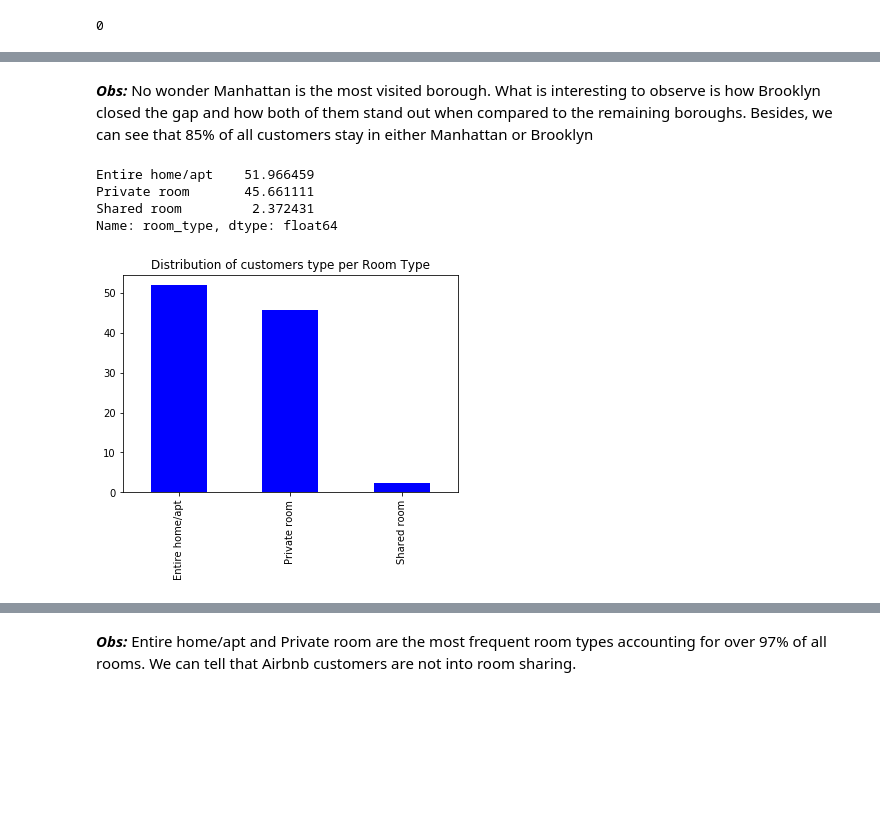
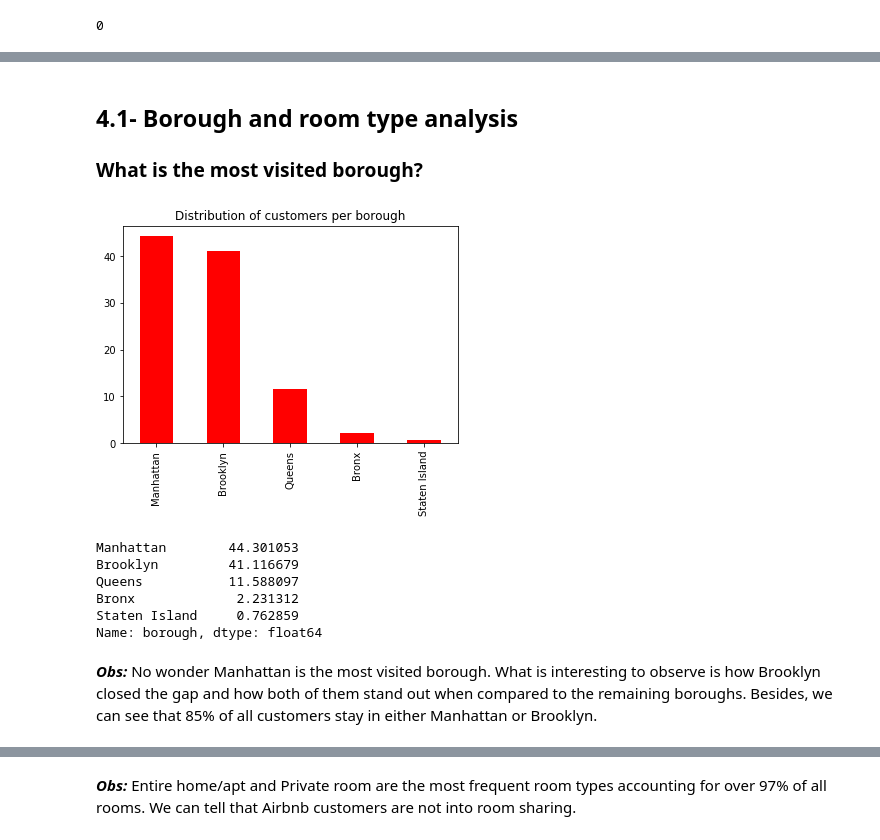
Before and after one commit to Ptoscanode/Airbnb-Project, a Jupyter notebook: Airbnb Project.ipynb, the cells around one changed output, grey strips where cells are left out. Saved outputs shown, nothing was run; the diff lists cells and outputs as text; code cells hidden in the pictures; blank space fills up the shorter version.

```diff
--- a/Airbnb Project.ipynb
+++ b/Airbnb Project.ipynb
@@ -191,8 +223,7 @@ Index(['id', 'name', 'host_id', 'host_name', 'borough', 'neighbourhood',
 # %%
 ### Renaming values
 df['room_type'].unique()
-df['room_type'] = df['room_type'].replace({'Private room':'Private',
-                                           'Shared room': 'Shared'})
+df['room_type'] = df['room_type'].replace({'Private room':'Private', 'Shared room': 'Shared'})
 # %%
 ### Checking renamed values
 df['room_type'].unique()
@@ -225,6 +241,0 @@ Name: borough, dtype: float64
-# %%
-### Plotting the results
-data = (air_bnb['borough'].value_counts()/air_bnb.shape[0])*100
-data.plot(kind='bar',color='red')
-plt.title('Distribution of customers per Borough')
-plt.show()
@@ -233,19 +261,49 @@ plt.show()
+# %% [markdown]
+## 4.1- Borough and room type analysis
+
+### What is the most visited borough?
+# %%
+### Declaring functions
+def percentages(data, col, colour):
+    data2 = (data[col].value_counts()/data.shape[0])*100
+    data2.plot(kind='bar',color=colour)
+    plt.title('Distribution of customers per {}'.format(col))
+    plt.show()
+    print(data2)
+
+
+def percentages2(data, col1, col2):
+    data2 = ((data.groupby([col1, col2])[col2].count()/data.shape[0])*100).sort_values(ascending=False)
+    data2.plot(kind='bar')
+    plt.title('Distribution of customers per {} and {}'.format(col1, col2))
+    plt.show()
+    print(data2)
+
+
+def mean_value(data, col1, col2):
+    data2 = data.groupby(col1)[col2].mean().sort_values(ascending=False)
+    data2.plot(kind='bar')
+    plt.title('Average {} per {}'.format(col2, col1))
+    plt.show()
+    print(data2)
+
+
+def aggregations(data, col1, col2, col3):
+    data2 = data.groupby([col1, col2])[col3].mean().reset_index()
+    sns.barplot(x=col1, y=col3, hue=col2, data=data2)
+    plt.show()
+    print(df.groupby([col1, col2]).agg({col3: ['min', 'max', 'mean']}))
+# %%
+### Calling function
+percentages(df, 'borough', 'red')
+# %% [output]
+[figure, added]
+Manhattan        44.301053
+Brooklyn         41.116679
+Queens           11.588097
+Bronx             2.231312
+Staten Island     0.762859
+Name: borough, dtype: float64
 # %% [markdown]
 ***Obs:***
-No wonder Manhattan is the most visited borough. What is interesting to observe is how Brooklyn closed the gap and how both of them stand out when compared to the remaining boroughs. Besides, we can see that 85% of all customers stay in either Manhattan or Brooklyn
+No wonder Manhattan is the most visited borough. What is interesting to observe is how Brooklyn closed the gap and how both of them stand out when compared to the remaining boroughs. Besides, we can see that 85% of all customers stay in either Manhattan or Brooklyn.
-# %%
-### What is the most frequent room type
-(air_bnb['room_type'].value_counts()/air_bnb.shape[0])*100
-# %% [output]
-Entire home/apt    51.966459
-Private room       45.661111
-Shared room         2.372431
-Name: room_type, dtype: float64
-# %%
-### Plotting the results
-data = (air_bnb['room_type'].value_counts()/air_bnb.shape[0])*100
-data.plot(kind='bar',color='blue')
-plt.title('Distribution of customers type per Room Type')
-plt.show()
-# %% [output]
-[figure, removed]
```
Also changed, not shown: parts of 48 cells of this notebook.
